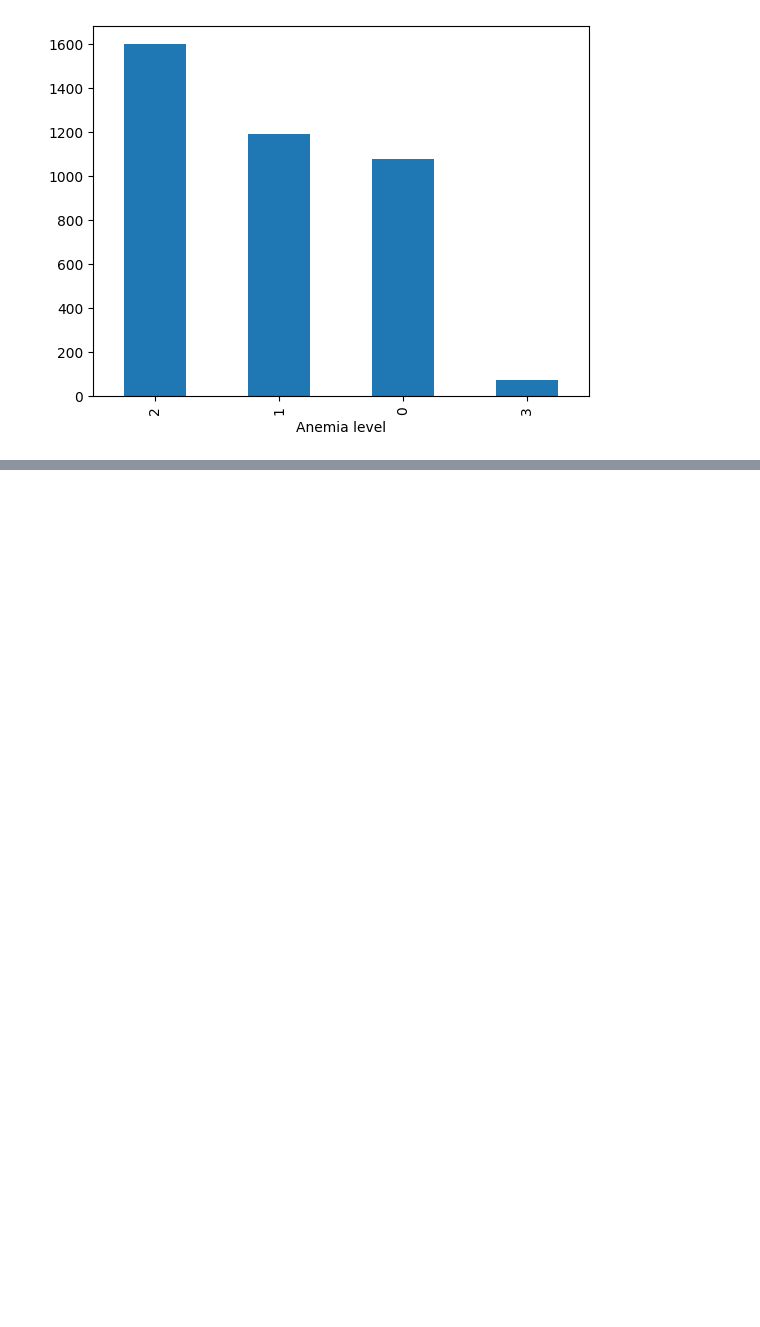
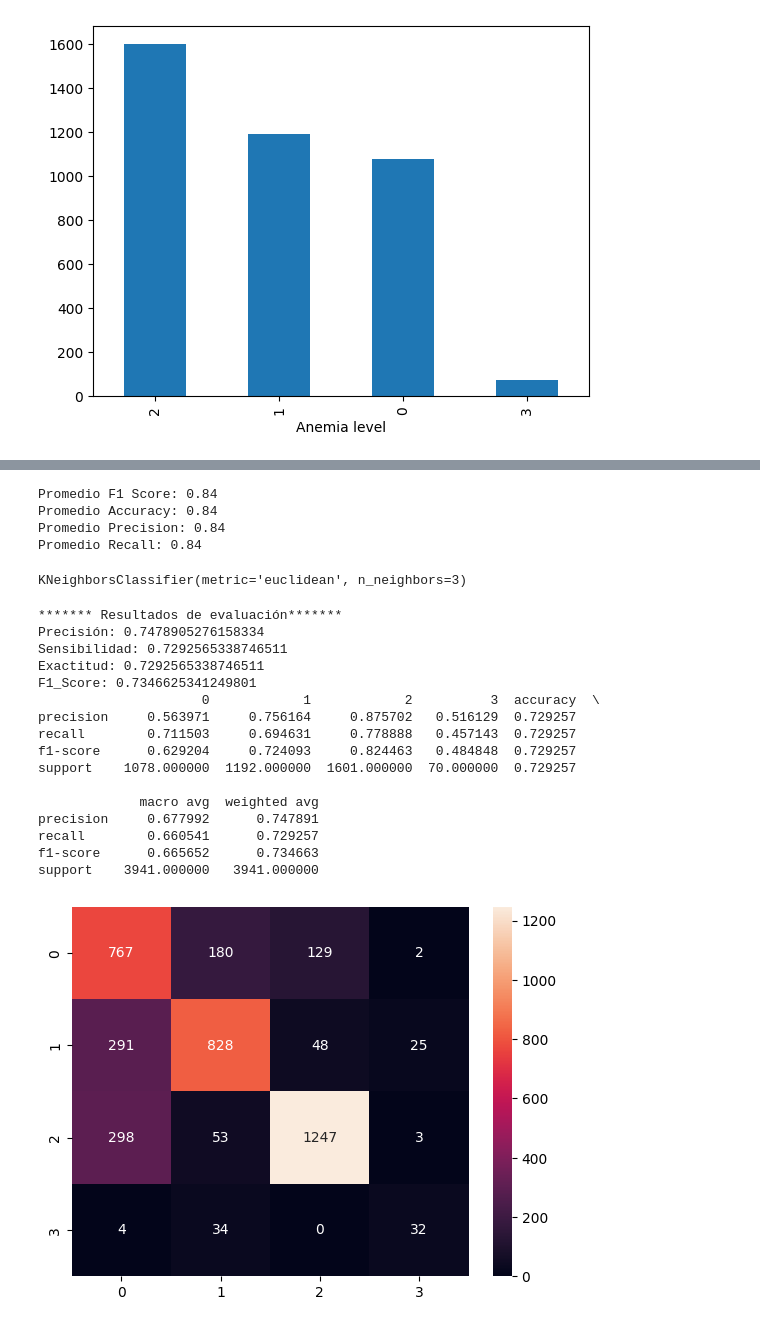
Before and after one commit to samuelperezh/factores-anemia-mineria, a Jupyter notebook: modelos.ipynb, the cells around one changed output, grey strips where cells are left out. Drawn from its saved outputs; the diff is of its cells as text; code cells hidden in the pictures; blank space fills up the shorter version.

```diff
--- a/modelos.ipynb
+++ b/modelos.ipynb
@@ -168,0 +296,9 @@ X_test.head()
+# %%
+#Aprendizaje KNN con 70%
+from sklearn.neighbors  import KNeighborsClassifier
+modelKnn = KNeighborsClassifier(n_neighbors=3, metric='euclidean')#euclidean, minkowski
+
+scores = cross_validate(modelKnn, X_train, Y_train, cv=10, scoring=('f1_weighted', 'accuracy', 'precision_weighted', 'recall_weighted'),
+                        return_train_score=False, return_estimator=False)
+scores=pd.DataFrame(scores)
+scores
@@ -168,0 +317,44 @@ X_test.head()
+# %%
+# Calcular los valores promedio de cada métrica
+promedio_f1 = scores['test_f1_weighted'].mean()
+promedio_accuracy = scores['test_accuracy'].mean()
+promedio_precision = scores['test_precision_weighted'].mean()
+promedio_recall = scores['test_recall_weighted'].mean()
+
+# Imprimir los valores promedio
+print("Promedio F1 Score: {:.2f}".format(promedio_f1))
+print("Promedio Accuracy: {:.2f}".format(promedio_accuracy))
+print("Promedio Precision: {:.2f}".format(promedio_precision))
+print("Promedio Recall: {:.2f}".format(promedio_recall))
+# %% [output]
+Promedio F1 Score: 0.84
+Promedio Accuracy: 0.84
+Promedio Precision: 0.84
+Promedio Recall: 0.84
+# %%
+# Entrenamiento del modelo con el 70%
+modelKnn.fit(X_train, Y_train)
+# %% [output]
+KNeighborsClassifier(metric='euclidean', n_neighbors=3)
+# %%
+precision, sensibilidad, exactitud, f1score = evaluacion_modelos(modelKnn, X_test, Y_test)
+
+medidas['KNN'] = [precision, sensibilidad, exactitud, f1score]
+# %% [output]
+******* Resultados de evaluación*******
+Precisión: 0.7478905276158334
+Sensibilidad: 0.7292565338746511
+Exactitud: 0.7292565338746511
+F1_Score: 0.7346625341249801
+                     0            1            2          3  accuracy  \
+precision     0.563971     0.756164     0.875702   0.516129  0.729257
+recall        0.711503     0.694631     0.778888   0.457143  0.729257
+f1-score      0.629204     0.724093     0.824463   0.484848  0.729257
+support    1078.000000  1192.000000  1601.000000  70.000000  0.729257
+
+             macro avg  weighted avg
+precision     0.677992      0.747891
+recall        0.660541      0.729257
+f1-score      0.665652      0.734663
+support    3941.000000   3941.000000
+[figure, added]
```
Also changed, not shown: parts of 31 cells of this notebook.
